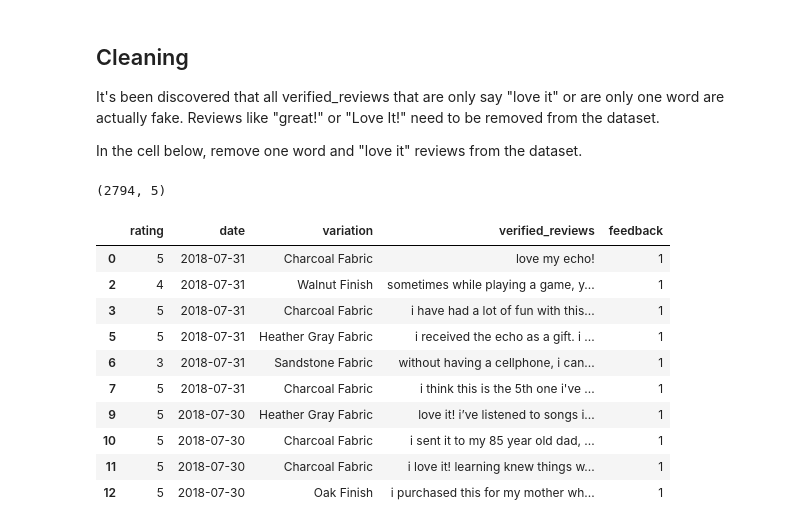
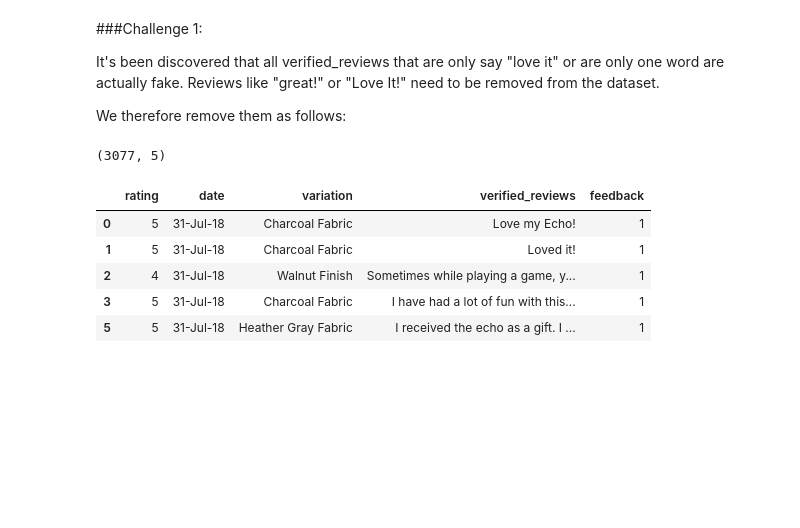
Before and after one commit to CeeThinwa/Python-Data-Science-Notebooks, a Jupyter notebook: Amazon_Alexa_Challenge.ipynb, the cells around one changed output. Cells and saved outputs as stored; diff of their text form; code cells hidden in the pictures; blank space fills up the shorter version.

```diff
--- a/Amazon_Alexa_Challenge.ipynb
+++ b/Amazon_Alexa_Challenge.ipynb
@@ -56,45 +60,33 @@ dtype: object
 | 8 | 5 | 30-Jul-18 | Heather Gray Fabric | looks great | 1 |
 | 9 | 5 | 30-Jul-18 | Heather Gray Fabric | Love it! I’ve listened to songs I... | 1 |
 # %% [markdown]
-## Cleaning
+###Challenge 1:
 
 It's been discovered that all verified_reviews that are only say "love it" or are only one word are actually fake. Reviews like "great!" or "Love It!" need to be removed from the dataset.
 
-In the cell below, remove one word and "love it" reviews from the dataset.
+We therefore remove them as follows:
 # %%
-#To remove "love it" and 1-word reviews
-#I first had to find 1-word and 2-word sentences and store the resulting list in a Pandas series
+# Count the number of spaces in each review and store the resulting list in a Pandas series
 counter = AlexaReviews['verified_reviews'].str.count(' ')
 
-#then I attached it to the AlexaReviews dataframe like so:
-AlexaReviews['space_counter'] = counter
+# Join it to the AlexaReviews dataframe like so:
+AlexaReviews.loc[:, 'space_counter'] = counter
 
-#filtered out rows that had 1-word and 2-word i.e. space counter of 1 or 0:
-authentic = AlexaReviews['space_counter'] > 1
+# Filter out 1-word reviews i.e. space counter of 0:
+authentic = AlexaReviews['space_counter'] > 0
 AlexaReviews = AlexaReviews[authentic]
 
-#Finally, we can drop the space_counter column because we don't need it anymore
+# Finally, we can drop the space_counter column because we don't need it anymore
 AlexaReviews = AlexaReviews.drop(['space_counter'], axis = 1)
-
-#change the format of the date column to date-time
-AlexaReviews['date'] = pd.to_datetime(AlexaReviews['date'])
-
-#and leave the reviews in lowercase
-AlexaReviews['verified_reviews'] = AlexaReviews['verified_reviews'].str.lower()
 
 print(AlexaReviews.shape)
 print(' ')
-AlexaReviews.head(10)
+AlexaReviews.head(5)
 # %% [output]
-(2794, 5)
+(3077, 5)
 |  | rating | date | variation | verified_reviews | feedback |
-| 0 | 5 | 2018-07-31 | Charcoal Fabric | love my echo! | 1 |
-| 2 | 4 | 2018-07-31 | Walnut Finish | sometimes while playing a game, y... | 1 |
-| 3 | 5 | 2018-07-31 | Charcoal Fabric | i have had a lot of fun with this... | 1 |
-| 5 | 5 | 2018-07-31 | Heather Gray Fabric | i received the echo as a gift. i ... | 1 |
-| 6 | 3 | 2018-07-31 | Sandstone Fabric | without having a cellphone, i can... | 1 |
-| 7 | 5 | 2018-07-31 | Charcoal Fabric | i think this is the 5th one i've ... | 1 |
-| 9 | 5 | 2018-07-30 | Heather Gray Fabric | love it! i’ve listened to songs i... | 1 |
-| 10 | 5 | 2018-07-30 | Charcoal Fabric | i sent it to my 85 year old dad, ... | 1 |
-| 11 | 5 | 2018-07-30 | Charcoal Fabric | i love it! learning knew things w... | 1 |
-| 12 | 5 | 2018-07-30 | Oak Finish | i purchased this for my mother wh... | 1 |
+| 0 | 5 | 31-Jul-18 | Charcoal Fabric | Love my Echo! | 1 |
+| 1 | 5 | 31-Jul-18 | Charcoal Fabric | Loved it! | 1 |
+| 2 | 4 | 31-Jul-18 | Walnut Finish | Sometimes while playing a game, y... | 1 |
+| 3 | 5 | 31-Jul-18 | Charcoal Fabric | I have had a lot of fun with this... | 1 |
+| 5 | 5 | 31-Jul-18 | Heather Gray Fabric | I received the echo as a gift. I ... | 1 |
```
Also changed, not shown: parts of 25 cells of this notebook.
